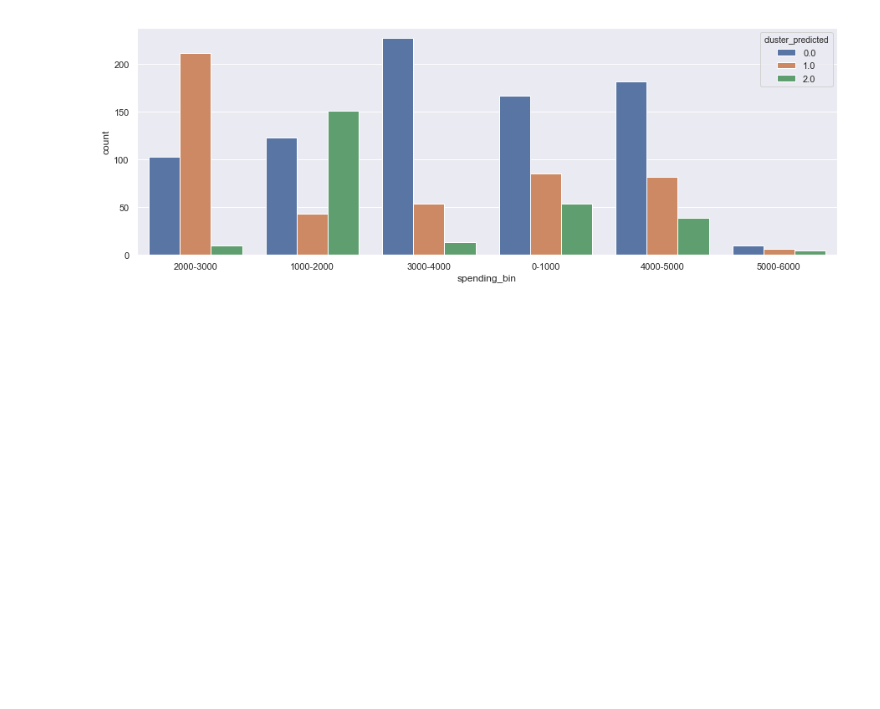
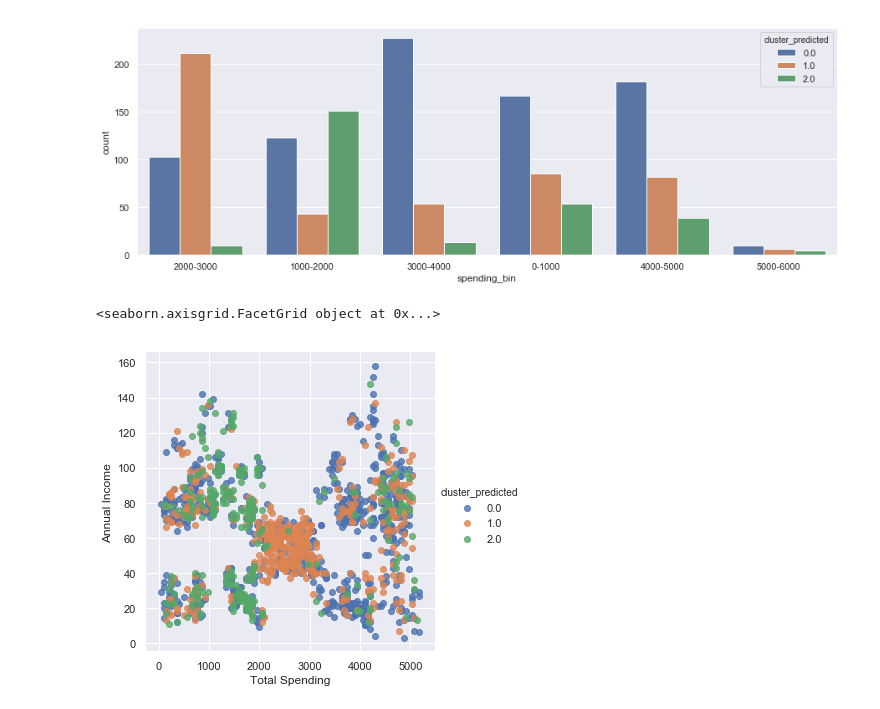
Before and after one commit to OrionDarley/Public-Other, a Jupyter notebook: ecommerce clustering/Simple Clustering Exercise.ipynb, the cells around one changed output. Saved outputs shown, nothing was run; the diff lists cells and outputs as text; code cells hidden in the pictures; blank space fills up the shorter version.

```diff
--- a/ecommerce clustering/Simple Clustering Exercise.ipynb
+++ b/ecommerce clustering/Simple Clustering Exercise.ipynb
@@ -276,3 +276,13 @@ sns.countplot(x=combinedDf['spending_bin'],order=combinedDf['spending_bin'].valu
 plt.show()
 # %% [output]
 [figure]
+# %%
+combinedDf2 = pd.concat([df, clustersDf], axis = 1).reset_index()
+combinedDf2 = combinedDf2.drop(['index'], axis = 1)
+
+combinedDf2.head()
+
+print(sns.lmplot(x='Total Spending', y="Annual Income", data=combinedDf2, fit_reg=False, hue='cluster_predicted', legend=True))
+# %% [output]
+<seaborn.axisgrid.FacetGrid object at 0x...>
+[figure, added]
```
Also changed, not shown: parts of 2 cells of this notebook, 1 other file.
